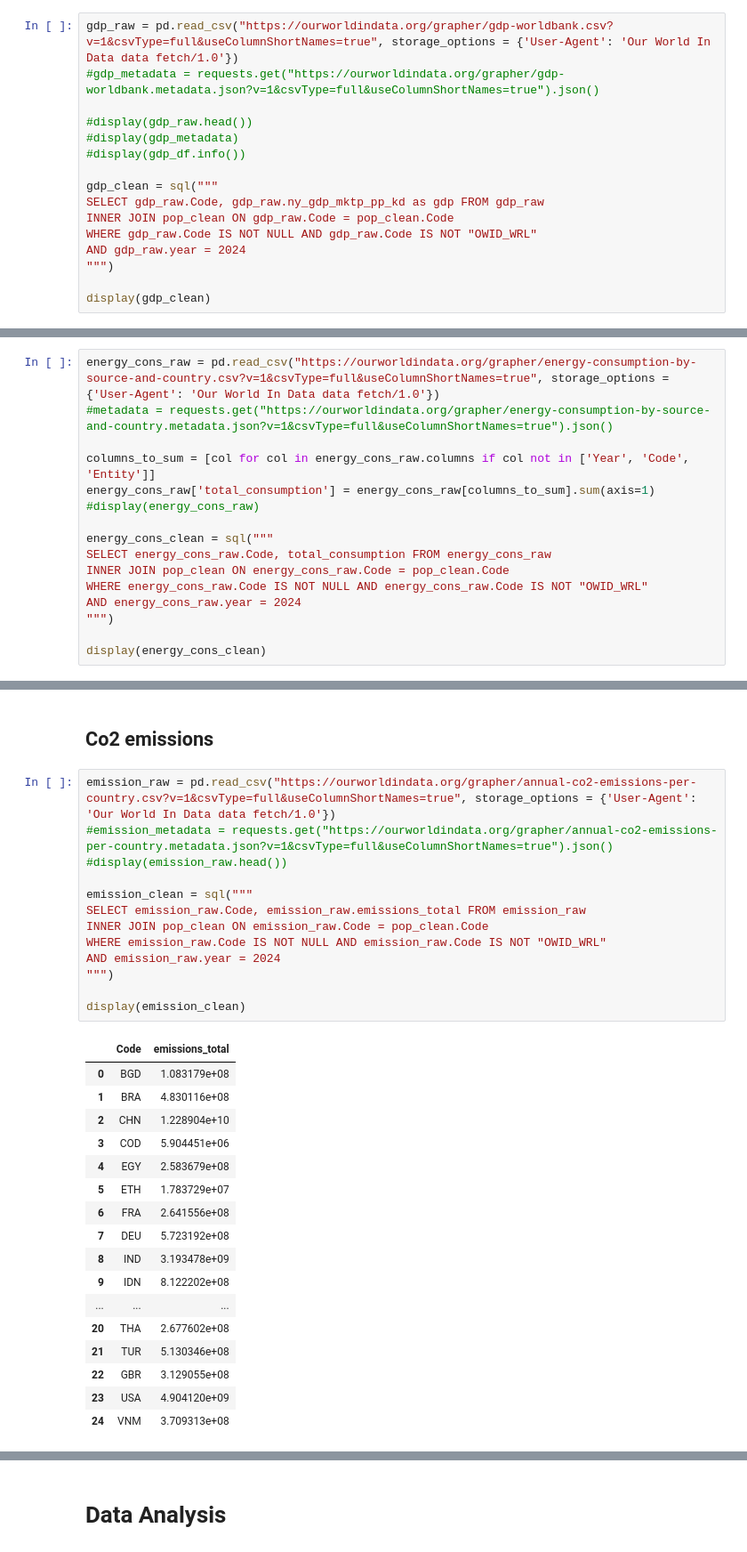
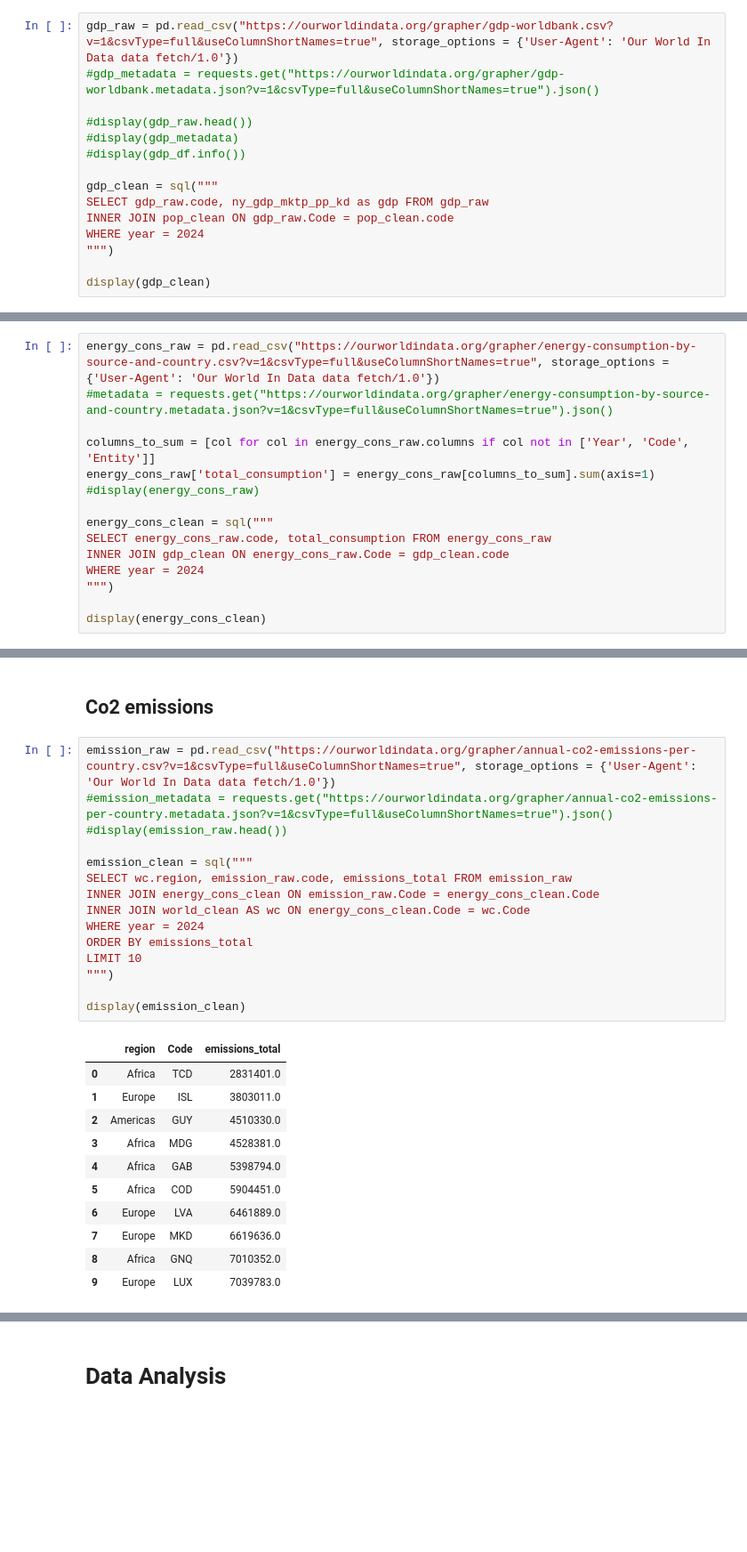
Before and after one commit to william-toscani/Data_Visualization_Project, a Jupyter notebook: Data_Viz_Project.ipynb, the cells around one changed output, grey strips where cells are left out. Shown: that part at 89% size. Drawn from its saved outputs; the diff is of its cells as text; blank space fills up the shorter version.

```diff
--- a/Data_Viz_Project.ipynb
+++ b/Data_Viz_Project.ipynb
@@ -90,10 +90,9 @@ gdp_raw = pd.read_csv("https://ourworldindata.org/grapher/gdp-worldbank.csv?v=1&
 #display(gdp_df.info())
 
 gdp_clean = sql("""
-SELECT gdp_raw.Code, gdp_raw.ny_gdp_mktp_pp_kd as gdp FROM gdp_raw
-INNER JOIN pop_clean ON gdp_raw.Code = pop_clean.Code
-WHERE gdp_raw.Code IS NOT NULL AND gdp_raw.Code IS NOT "OWID_WRL"
-AND gdp_raw.year = 2024
+SELECT gdp_raw.code, ny_gdp_mktp_pp_kd as gdp FROM gdp_raw
+INNER JOIN pop_clean ON gdp_raw.Code = pop_clean.code
+WHERE year = 2024
 """)
 
 display(gdp_clean)
@@ -126,10 +121,9 @@ energy_cons_raw['total_consumption'] = energy_cons_raw[columns_to_sum].sum(axis=
 #display(energy_cons_raw)
 
 energy_cons_clean = sql("""
-SELECT energy_cons_raw.Code, total_consumption FROM energy_cons_raw
-INNER JOIN pop_clean ON energy_cons_raw.Code = pop_clean.Code
-WHERE energy_cons_raw.Code IS NOT NULL AND energy_cons_raw.Code IS NOT "OWID_WRL"
-AND energy_cons_raw.year = 2024
+SELECT energy_cons_raw.code, total_consumption FROM energy_cons_raw
+INNER JOIN gdp_clean ON energy_cons_raw.Code = gdp_clean.code
+WHERE year = 2024
 """)
 
 display(energy_cons_clean)
@@ -156,31 +146,27 @@ display(energy_cons_clean)
 # %%
 emission_raw = pd.read_csv("https://ourworldindata.org/grapher/annual-co2-emissions-per-country.csv?v=1&csvType=full&useColumnShortNames=true", storage_options = {'User-Agent': 'Our World In Data data fetch/1.0'})
 #emission_metadata = requests.get("https://ourworldindata.org/grapher/annual-co2-emissions-per-country.metadata.json?v=1&csvType=full&useColumnShortNames=true").json()
 #display(emission_raw.head())
 
 emission_clean = sql("""
-SELECT emission_raw.Code, emission_raw.emissions_total FROM emission_raw
-INNER JOIN pop_clean ON emission_raw.Code = pop_clean.Code
-WHERE emission_raw.Code IS NOT NULL AND emission_raw.Code IS NOT "OWID_WRL"
-AND emission_raw.year = 2024
+SELECT wc.region, emission_raw.code, emissions_total FROM emission_raw
+INNER JOIN energy_cons_clean ON emission_raw.Code = energy_cons_clean.Code
+INNER JOIN world_clean AS wc ON energy_cons_clean.Code = wc.Code
+WHERE year = 2024
+ORDER BY emissions_total
+LIMIT 10
 """)
 
 display(emission_clean)
 # %% [output]
-|  | Code | emissions_total |
-| 0 | BGD | 1.083179e+08 |
-| 1 | BRA | 4.830116e+08 |
-| 2 | CHN | 1.228904e+10 |
-| 3 | COD | 5.904451e+06 |
-| 4 | EGY | 2.583679e+08 |
-| 5 | ETH | 1.783729e+07 |
-| 6 | FRA | 2.641556e+08 |
-| 7 | DEU | 5.723192e+08 |
-| 8 | IND | 3.193478e+09 |
-| 9 | IDN | 8.122202e+08 |
-| ... | ... | ... |
-| 20 | THA | 2.677602e+08 |
-| 21 | TUR | 5.130346e+08 |
-| 22 | GBR | 3.129055e+08 |
-| 23 | USA | 4.904120e+09 |
-| 24 | VNM | 3.709313e+08 |
+|  | region | Code | emissions_total |
+| 0 | Africa | TCD | 2831401.0 |
+| 1 | Europe | ISL | 3803011.0 |
+| 2 | Americas | GUY | 4510330.0 |
+| 3 | Africa | MDG | 4528381.0 |
+| 4 | Africa | GAB | 5398794.0 |
+| 5 | Africa | COD | 5904451.0 |
+| 6 | Europe | LVA | 6461889.0 |
+| 7 | Europe | MKD | 6619636.0 |
+| 8 | Africa | GNQ | 7010352.0 |
+| 9 | Europe | LUX | 7039783.0 |
```
Also changed, not shown: parts of 13 cells of this notebook.
